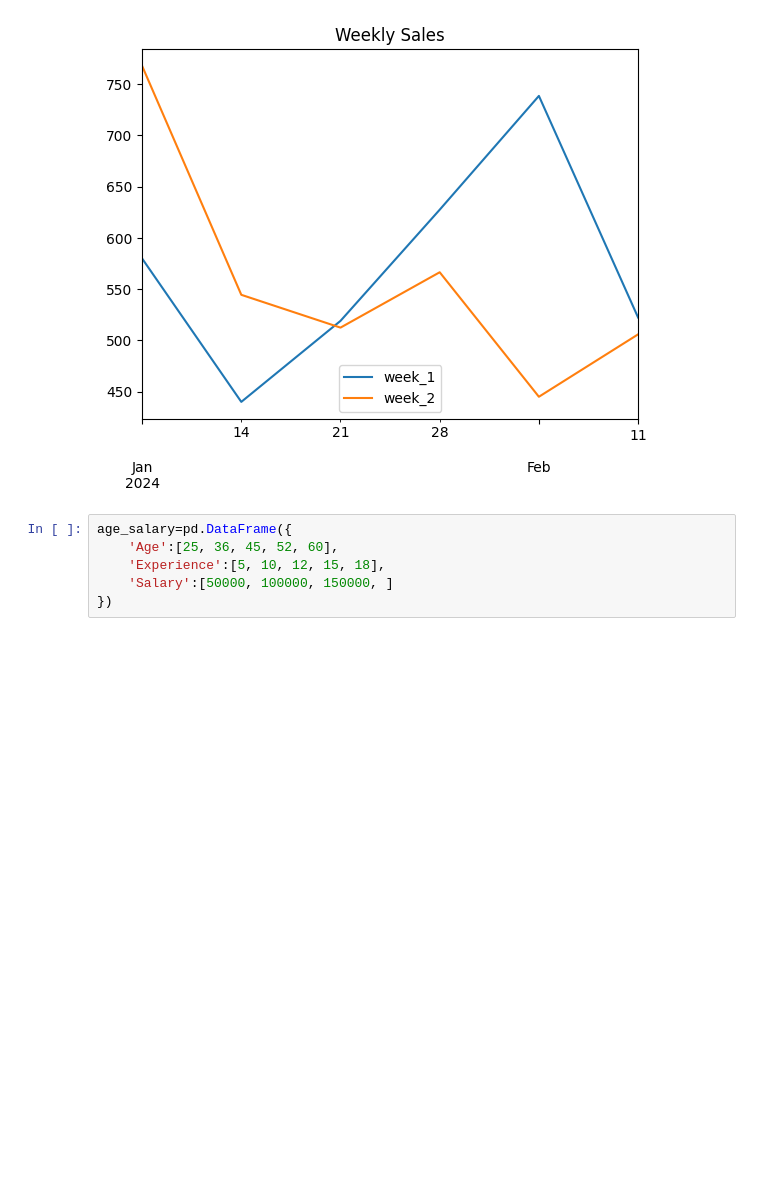
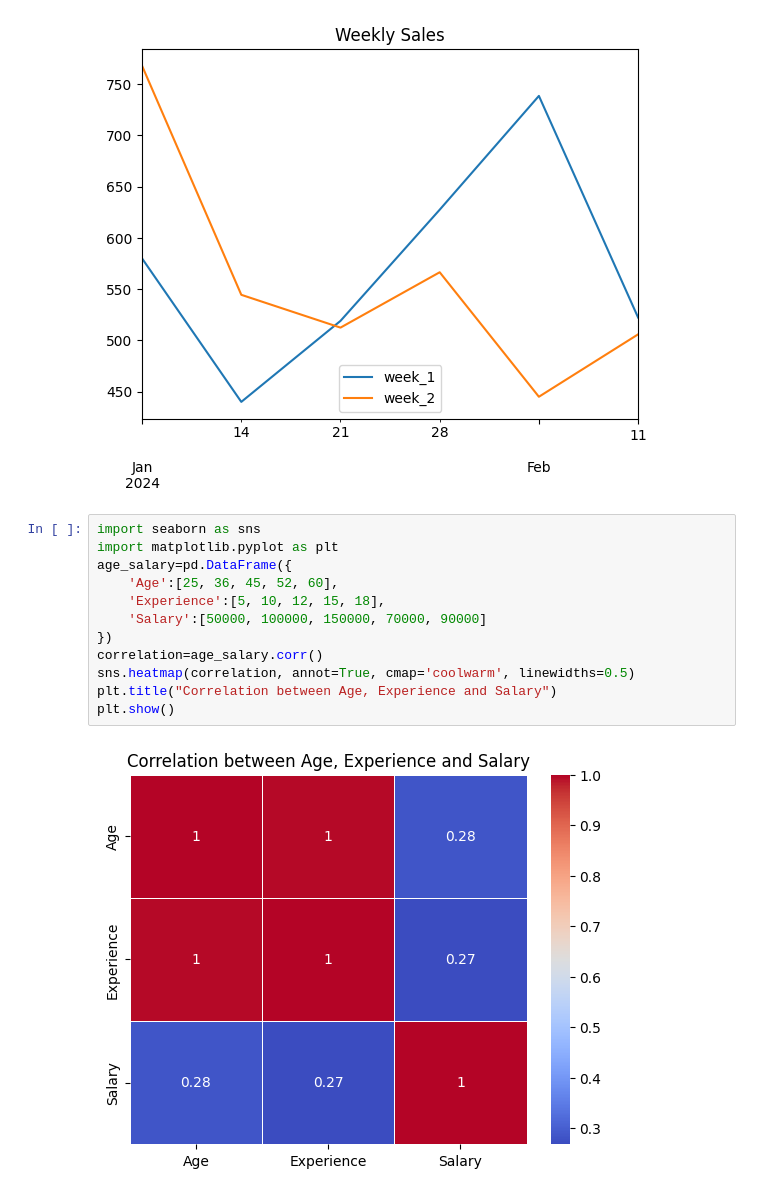
Before and after one commit to tunviii/EDAV, a Jupyter notebook: EDAV.ipynb, the cells around one changed output. Drawn from its saved outputs; the diff is of its cells as text; blank space fills up the shorter version.

```diff
--- a/EDAV.ipynb
+++ b/EDAV.ipynb
@@ -209,8 +209,16 @@ plt.show()
 # %% [output]
 [figure]
 # %%
+import seaborn as sns
+import matplotlib.pyplot as plt
 age_salary=pd.DataFrame({
     'Age':[25, 36, 45, 52, 60],
     'Experience':[5, 10, 12, 15, 18],
-    'Salary':[50000, 100000, 150000, ]
+    'Salary':[50000, 100000, 150000, 70000, 90000]
 })
+correlation=age_salary.corr()
+sns.heatmap(correlation, annot=True, cmap='coolwarm', linewidths=0.5)
+plt.title("Correlation between Age, Experience and Salary")
+plt.show()
+# %% [output]
+[figure, added]
```
Also changed, not shown: parts of 4 cells of this notebook.
